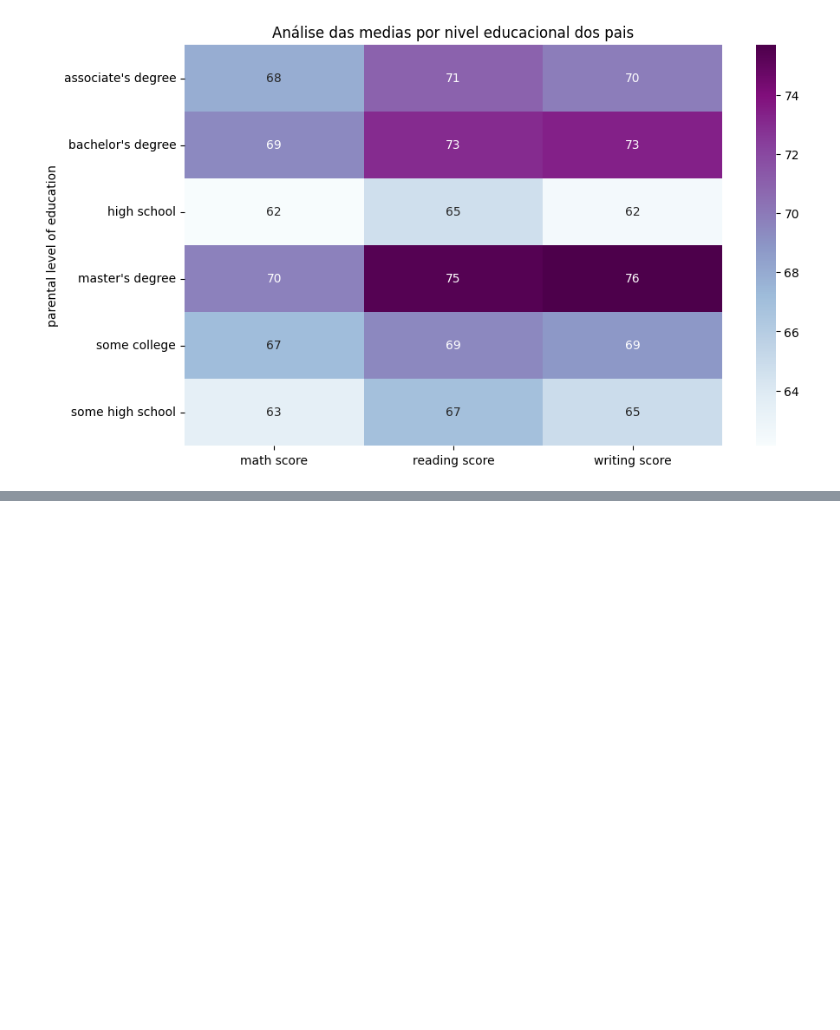
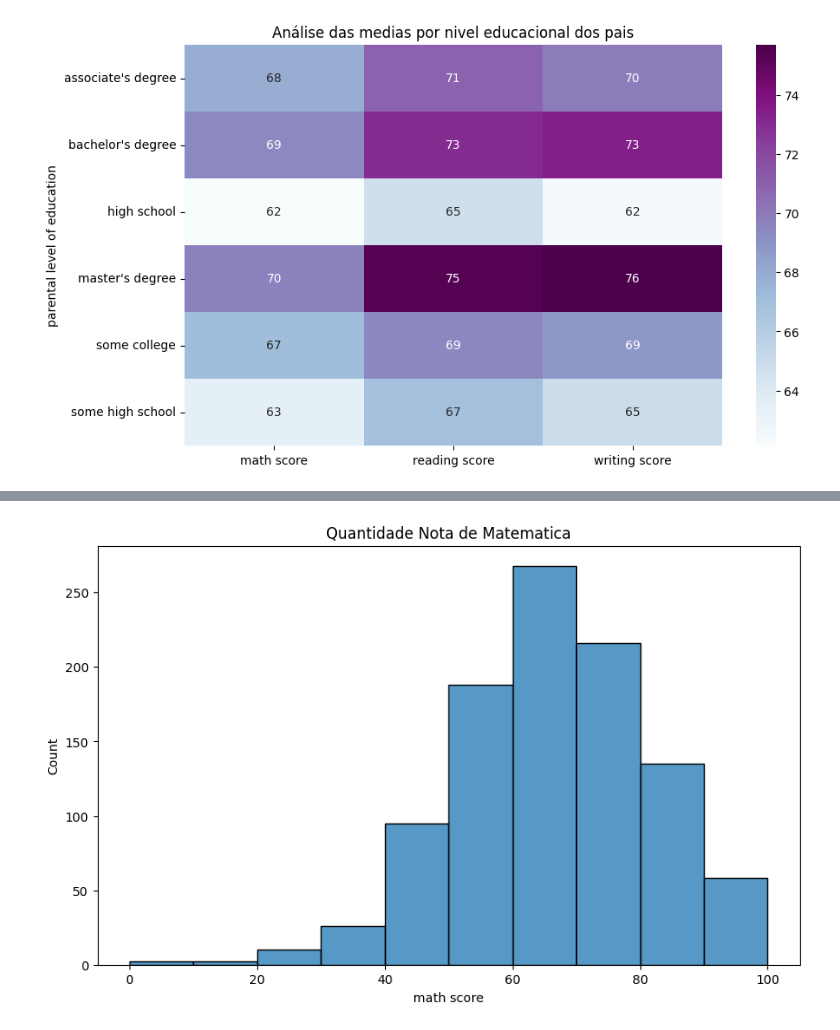
Before and after one commit to GingerLeh/SeabornPython, a Jupyter notebook: seaboarn.ipynb, the cells around one changed output, grey strips where cells are left out. Saved outputs shown, nothing was run; the diff lists cells and outputs as text; code cells hidden in the pictures; blank space fills up the shorter version.

```diff
--- a/seaboarn.ipynb
+++ b/seaboarn.ipynb
@@ -393,0 +420,11 @@ sns.heatmap( Analise_Media, cmap='BuPu', annot=True);
+# %%
+# Tamanho
+plt.figure( figsize=(10, 6))
+
+# Titulo
+plt.title('Quantidade Nota de Matematica')
+
+# Plot [ binwidth ]
+sns.histplot( data=Base_Dados, x='math score', binwidth=10);
+# %% [output]
+[figure, added]
```
Also changed, not shown: parts of 9 cells of this notebook.
